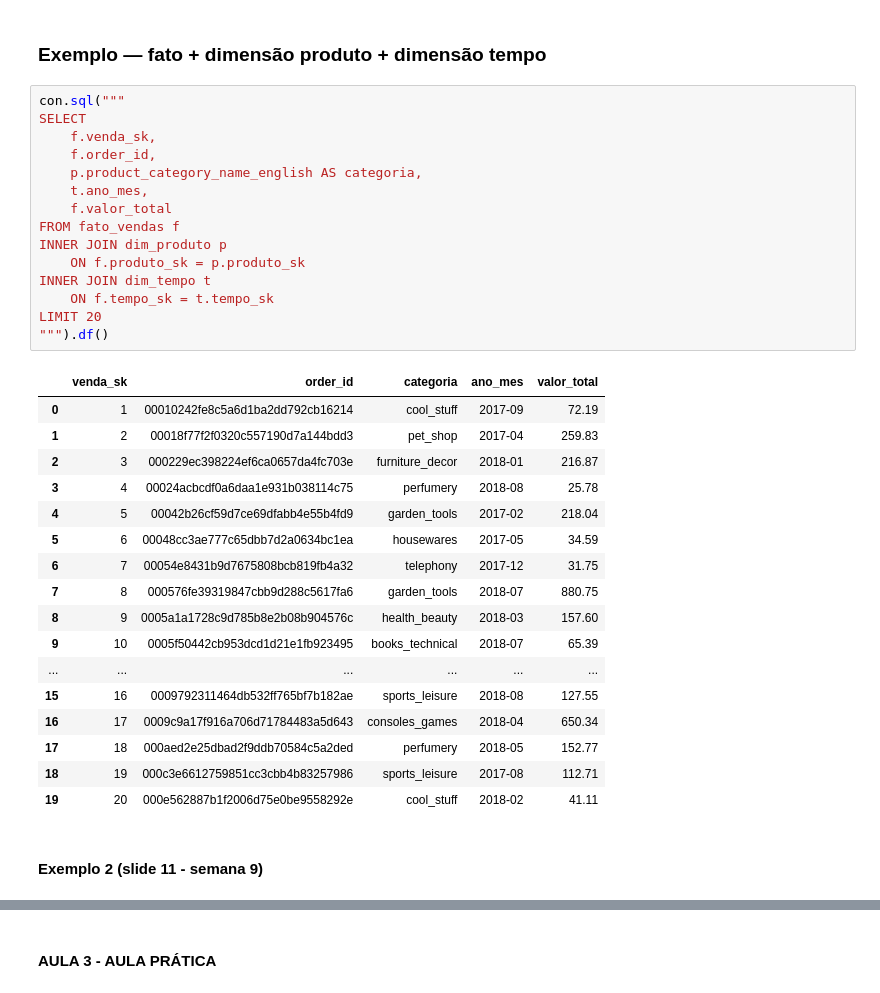
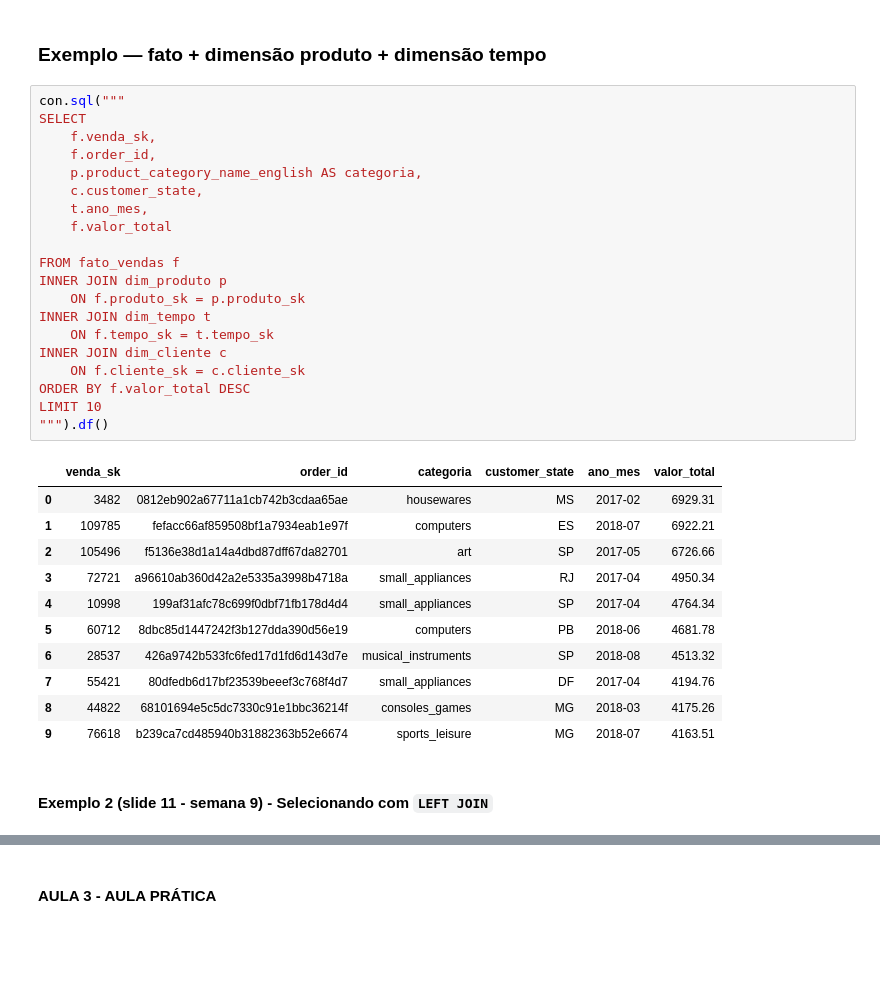
Before and after one commit to orlandovcj/Semana_9, a Jupyter notebook: Exercício/Semana9_Projeto_SQL_Orlando_Castro_Completo.ipynb, the cells around one changed output, grey strips where cells are left out. Drawn from its saved outputs; the diff is of its cells as text; blank space fills up the shorter version.

Commit message:
Atualização exercícios semana 9

```diff
--- a/Exercício/Semana9_Projeto_SQL_Orlando_Castro_Completo.ipynb
+++ b/Exercício/Semana9_Projeto_SQL_Orlando_Castro_Completo.ipynb
@@ -758,36 +935,35 @@ LIMIT 10
 # %%
 con.sql("""
 SELECT
     f.venda_sk,
     f.order_id,
     p.product_category_name_english AS categoria,
+    c.customer_state,
     t.ano_mes,
     f.valor_total
+
 FROM fato_vendas f
 INNER JOIN dim_produto p
     ON f.produto_sk = p.produto_sk
 INNER JOIN dim_tempo t
     ON f.tempo_sk = t.tempo_sk
-LIMIT 20
+INNER JOIN dim_cliente c
+    ON f.cliente_sk = c.cliente_sk
+ORDER BY f.valor_total DESC
+LIMIT 10
 """).df()
 # %% [output]
-|  | venda_sk | order_id | categoria | ano_mes | valor_total |
-| 0 | 1 | 00010242fe8c5a6d1ba2dd792cb16214 | cool_stuff | 2017-09 | 72.19 |
-| 1 | 2 | 00018f77f2f0320c557190d7a144bdd3 | pet_shop | 2017-04 | 259.83 |
-| 2 | 3 | 000229ec398224ef6ca0657da4fc703e | furniture_decor | 2018-01 | 216.87 |
-| 3 | 4 | 00024acbcdf0a6daa1e931b038114c75 | perfumery | 2018-08 | 25.78 |
-| 4 | 5 | 00042b26cf59d7ce69dfabb4e55b4fd9 | garden_tools | 2017-02 | 218.04 |
-| 5 | 6 | 00048cc3ae777c65dbb7d2a0634bc1ea | housewares | 2017-05 | 34.59 |
-| 6 | 7 | 00054e8431b9d7675808bcb819fb4a32 | telephony | 2017-12 | 31.75 |
-| 7 | 8 | 000576fe39319847cbb9d288c5617fa6 | garden_tools | 2018-07 | 880.75 |
-| 8 | 9 | 0005a1a1728c9d785b8e2b08b904576c | health_beauty | 2018-03 | 157.60 |
-| 9 | 10 | 0005f50442cb953dcd1d21e1fb923495 | books_technical | 2018-07 | 65.39 |
-| ... | ... | ... | ... | ... | ... |
-| 15 | 16 | 0009792311464db532ff765bf7b182ae | sports_leisure | 2018-08 | 127.55 |
-| 16 | 17 | 0009c9a17f916a706d71784483a5d643 | consoles_games | 2018-04 | 650.34 |
-| 17 | 18 | 000aed2e25dbad2f9ddb70584c5a2ded | perfumery | 2018-05 | 152.77 |
-| 18 | 19 | 000c3e6612759851cc3cbb4b83257986 | sports_leisure | 2017-08 | 112.71 |
-| 19 | 20 | 000e562887b1f2006d75e0be9558292e | cool_stuff | 2018-02 | 41.11 |
+|  | venda_sk | order_id | categoria | customer_state | ano_mes | valor_total |
+| 0 | 3482 | 0812eb902a67711a1cb742b3cdaa65ae | housewares | MS | 2017-02 | 6929.31 |
+| 1 | 109785 | fefacc66af859508bf1a7934eab1e97f | computers | ES | 2018-07 | 6922.21 |
+| 2 | 105496 | f5136e38d1a14a4dbd87dff67da82701 | art | SP | 2017-05 | 6726.66 |
+| 3 | 72721 | a96610ab360d42a2e5335a3998b4718a | small_appliances | RJ | 2017-04 | 4950.34 |
+| 4 | 10998 | 199af31afc78c699f0dbf71fb178d4d4 | small_appliances | SP | 2017-04 | 4764.34 |
+| 5 | 60712 | 8dbc85d1447242f3b127dda390d56e19 | computers | PB | 2018-06 | 4681.78 |
+| 6 | 28537 | 426a9742b533fc6fed17d1fd6d143d7e | musical_instruments | SP | 2018-08 | 4513.32 |
+| 7 | 55421 | 80dfedb6d17bf23539beeef3c768f4d7 | small_appliances | DF | 2017-04 | 4194.76 |
+| 8 | 44822 | 68101694e5c5dc7330c91e1bbc36214f | consoles_games | MG | 2018-03 | 4175.26 |
+| 9 | 76618 | b239ca7cd485940b31882363b52e6674 | sports_leisure | MG | 2018-07 | 4163.51 |
 # %% [markdown]
-#### Exemplo 2 (slide 11 - semana 9)
+#### Exemplo 2 (slide 11 - semana 9) - Selecionando com `LEFT JOIN`
 # %%
```
Also changed, not shown: parts of 19 cells of this notebook, 2 other files.
